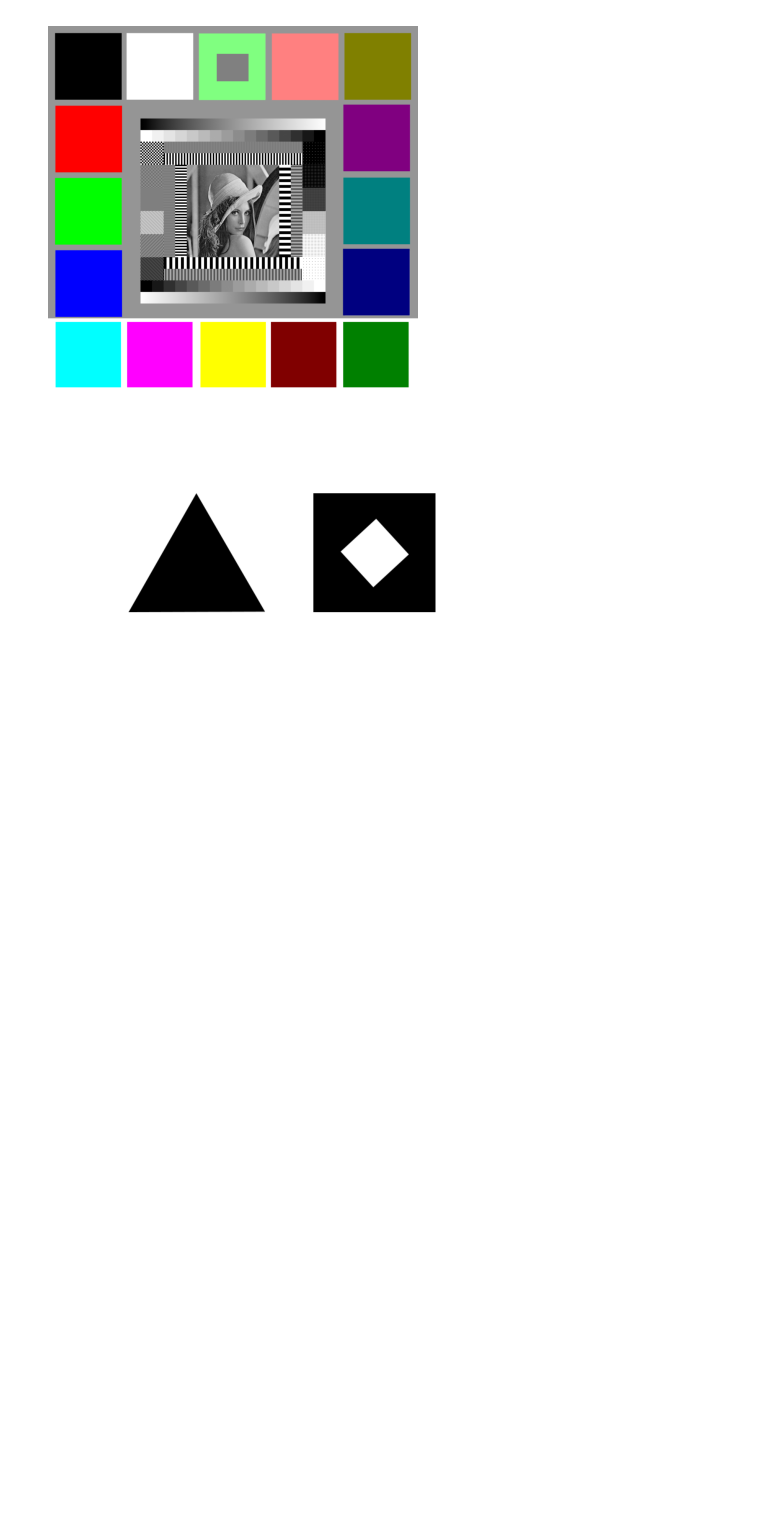
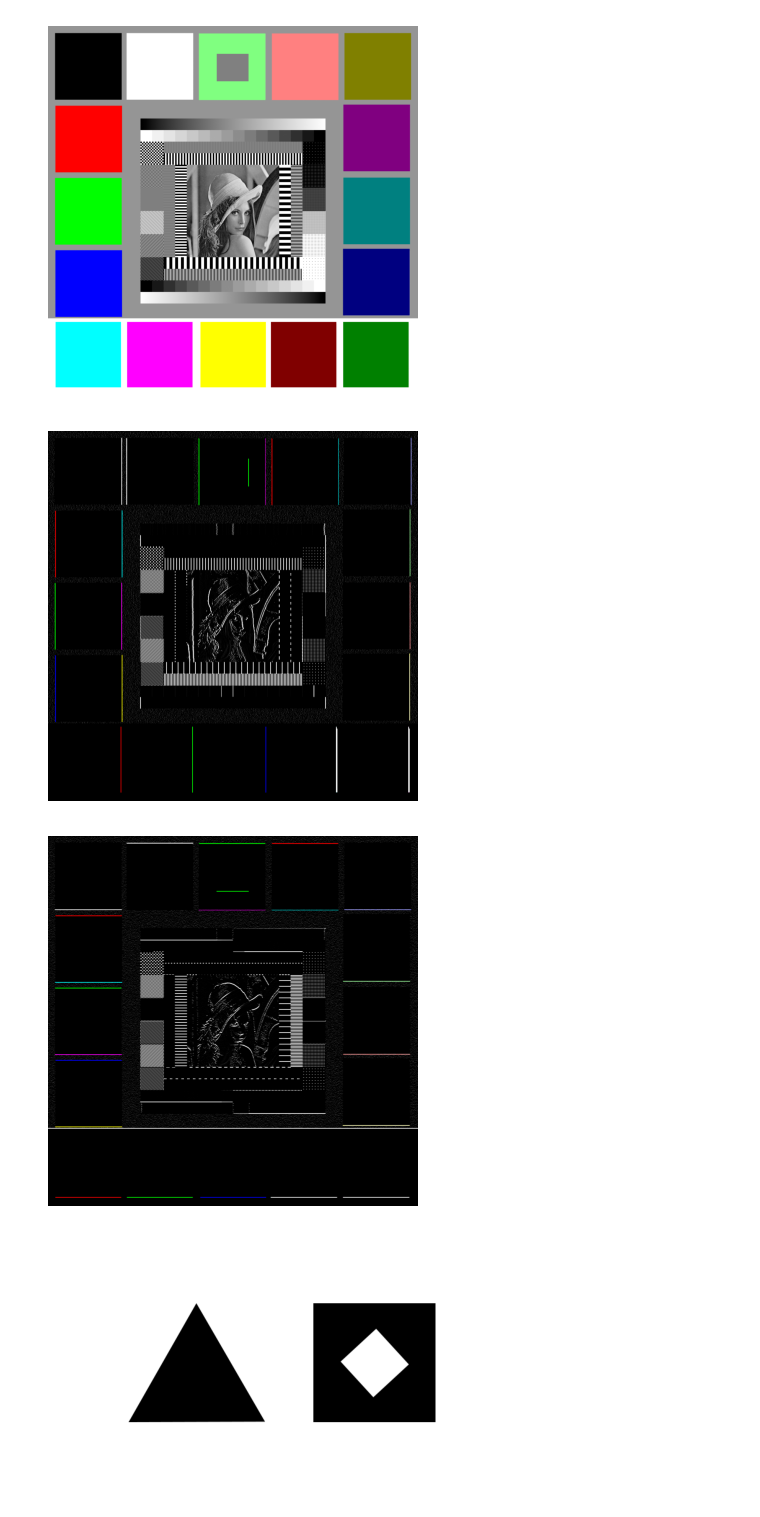
Before and after one commit to BarrosLucas/PracticeHomework, a Jupyter notebook: pdi.ipynb, the cells around one changed output. Cells and saved outputs as stored; diff of their text form; code cells hidden in the pictures; blank space fills up the shorter version.

Commit message:
filtros sobel

```diff
--- a/pdi.ipynb
+++ b/pdi.ipynb
@@ -119,3 +136,26 @@ def yiq_to_rgb(yiq):
+# %%
+def read_kernel_from_file(file_path):
+    with open(file_path, 'r') as file:
+        lines = file.readlines()
+
+    # Leitura do kernel do arquivo
+    kernel = np.array([list(map(int, line.split())) for line in lines])
+
+    return kernel
+# %%
+def apply_sobel_filter_with_expanded_histogram(img):
+    # Expande o histograma da imagem
+    img_expanded = expand_histogram(img)
+
+    # Lê os kernels de Sobel dos arquivos
+    kernel_sobel_x = read_kernel_from_file('sobel_X.txt')
+    kernel_sobel_y = read_kernel_from_file('sobel_Y.txt')
+
+    # Aplica os filtros de Sobel na imagem expandida
+    sobel_x_filtered_img = cv2.filter2D(img_expanded, -1, kernel_sobel_x)
+    sobel_y_filtered_img = cv2.filter2D(img_expanded, -1, kernel_sobel_y)
+
+    return sobel_x_filtered_img, sobel_y_filtered_img
 # %% [markdown]
 ##### Mostrando imagens
 
@@ -128,6 +168,22 @@ imgTif = load_image('testpat.1k.color2.tif')
 display_image(imgTif)
 # %% [output]
 [figure]
+# %%
+# Aplica o filtro de Sobel com expansão de histograma
+sobel_x_filtered_img_expanded, sobel_y_filtered_img_expanded = apply_sobel_filter_with_expanded_histogram(imgTif)
+
+save_image(sobel_x_filtered_img_expanded, 'testpat.1k.color2.sobelX.tif')
+save_image(sobel_y_filtered_img_expanded, 'testpat.1k.color2.sobelY.tif')
+
+
+imgSobelX = load_image('testpat.1k.color2.sobelX.tif')
+display_image(imgSobelX)
+
+imgSobelY = load_image('testpat.1k.color2.sobelY.tif')
+display_image(imgSobelY)
+# %% [output]
+[figure, added]
+[figure, added]
 # %%
 imgPng = load_image('Shapes.png')
 display_image(imgPng)
```
Also changed, not shown: parts of 2 cells of this notebook, 4 other files.
